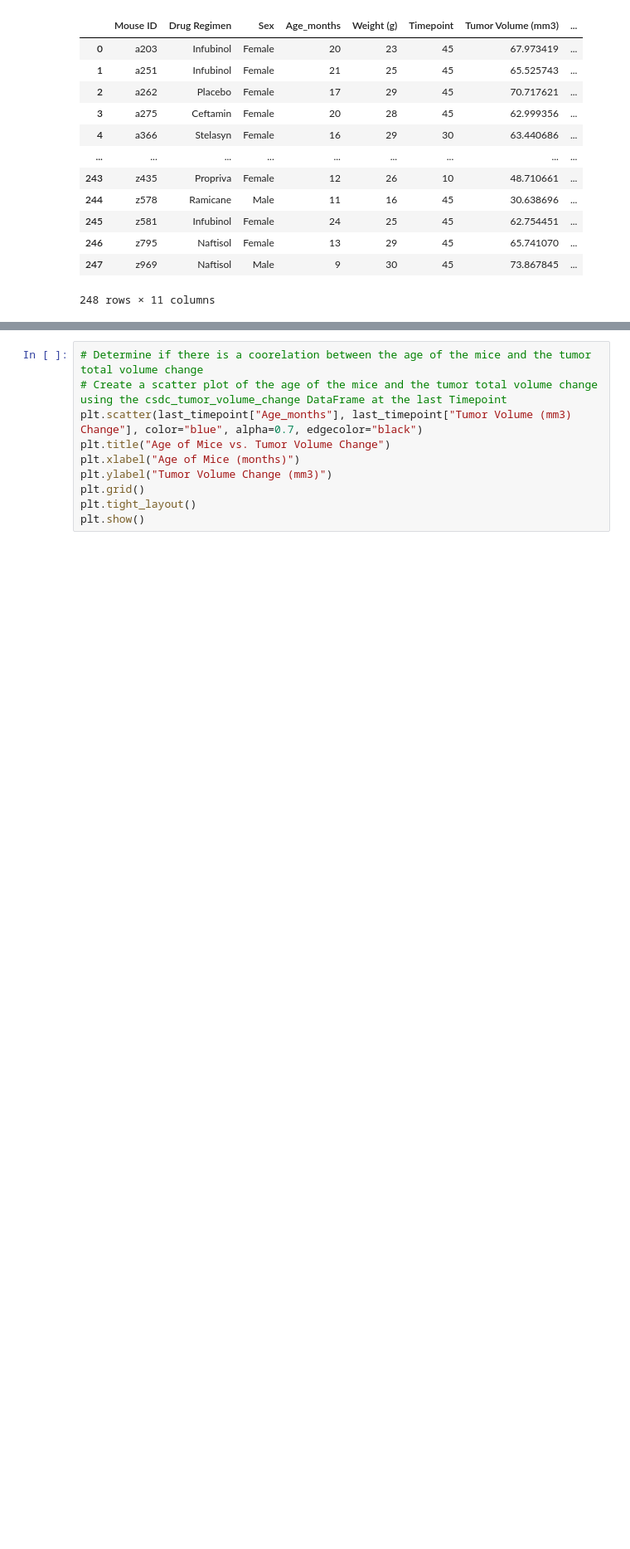
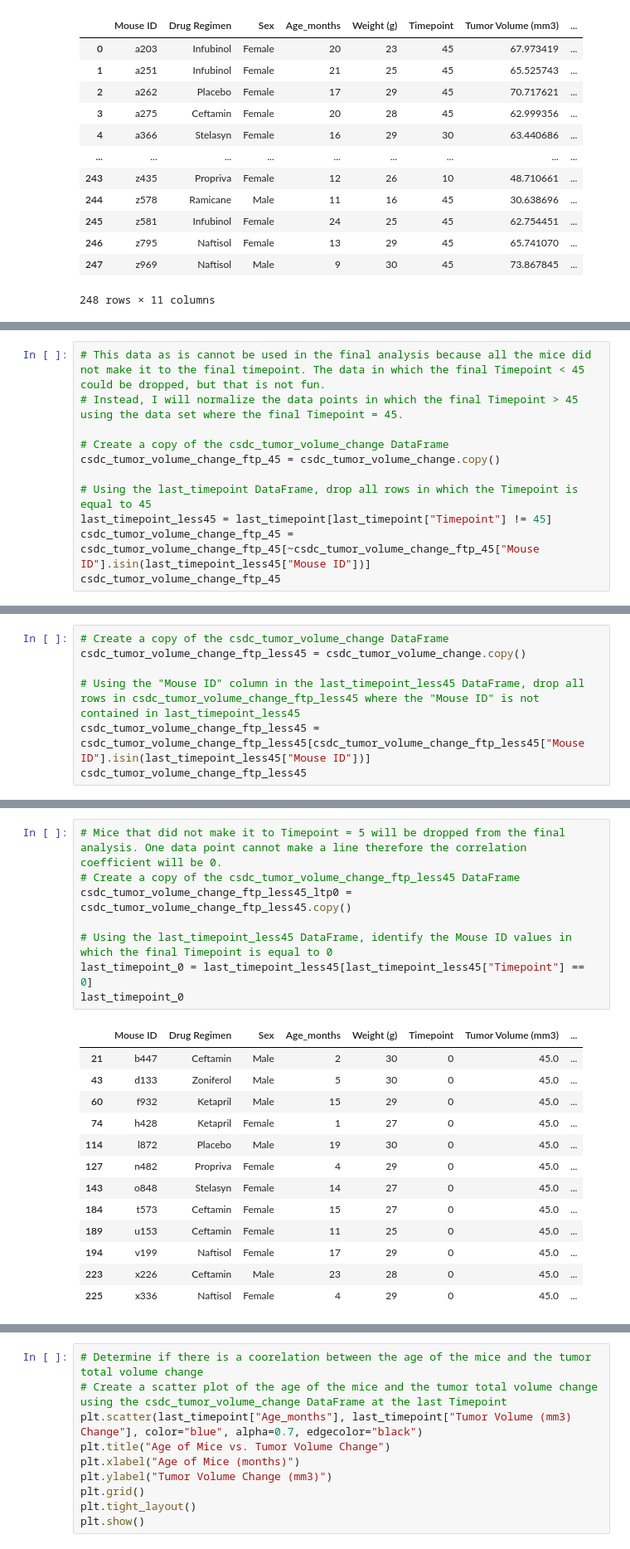
Before and after one commit to Jon-Pierson/pymaceuticals_capomulin_study, a Jupyter notebook: capomulin_data_analysis.ipynb, the cells around one changed output, grey strips where cells are left out. Shown at 83% size. Cells and saved outputs as stored; diff of their text form; blank space fills up the shorter version.

```diff
--- a/capomulin_data_analysis.ipynb
+++ b/capomulin_data_analysis.ipynb
@@ -268,0 +292,11 @@ last_timepoint
+# %%
+# This data as is cannot be used in the final analysis because all the mice did not make it to the final timepoint. The data in which the final Timepoint < 45 could be dropped, but that is not fun.
+# Instead, I will normalize the data points in which the final Timepoint > 45 using the data set where the final Timepoint = 45.
+
+# Create a copy of the csdc_tumor_volume_change DataFrame
+csdc_tumor_volume_change_ftp_45 = csdc_tumor_volume_change.copy()
+
+# Using the last_timepoint DataFrame, drop all rows in which the Timepoint is equal to 45
+last_timepoint_less45 = last_timepoint[last_timepoint["Timepoint"] != 45]
+csdc_tumor_volume_change_ftp_45 = csdc_tumor_volume_change_ftp_45[~csdc_tumor_volume_change_ftp_45["Mouse ID"].isin(last_timepoint_less45["Mouse ID"])]
+csdc_tumor_volume_change_ftp_45
@@ -268,0 +402,7 @@ last_timepoint
+# %%
+# Create a copy of the csdc_tumor_volume_change DataFrame
+csdc_tumor_volume_change_ftp_less45 = csdc_tumor_volume_change.copy()
+
+# Using the "Mouse ID" column in the last_timepoint_less45 DataFrame, drop all rows in csdc_tumor_volume_change_ftp_less45 where the "Mouse ID" is not contained in last_timepoint_less45
+csdc_tumor_volume_change_ftp_less45 = csdc_tumor_volume_change_ftp_less45[csdc_tumor_volume_change_ftp_less45["Mouse ID"].isin(last_timepoint_less45["Mouse ID"])]
+csdc_tumor_volume_change_ftp_less45
@@ -268,0 +431,22 @@ last_timepoint
+# %%
+# Mice that did not make it to Timepoint = 5 will be dropped from the final analysis. One data point cannot make a line therefore the correlation coefficient will be 0.
+# Create a copy of the csdc_tumor_volume_change_ftp_less45 DataFrame
+csdc_tumor_volume_change_ftp_less45_ltp0 = csdc_tumor_volume_change_ftp_less45.copy()
+
+# Using the last_timepoint_less45 DataFrame, identify the Mouse ID values in which the final Timepoint is equal to 0
+last_timepoint_0 = last_timepoint_less45[last_timepoint_less45["Timepoint"] == 0]
+last_timepoint_0
+# %% [output]
+|  | Mouse ID | Drug Regimen | Sex | Age_months | Weight (g) | Timepoint | Tumor Volume (mm3) | ... |
+| 21 | b447 | Ceftamin | Male | 2 | 30 | 0 | 45.0 | ... |
+| 43 | d133 | Zoniferol | Male | 5 | 30 | 0 | 45.0 | ... |
+| 60 | f932 | Ketapril | Male | 15 | 29 | 0 | 45.0 | ... |
+| 74 | h428 | Ketapril | Female | 1 | 27 | 0 | 45.0 | ... |
+| 114 | l872 | Placebo | Male | 19 | 30 | 0 | 45.0 | ... |
+| 127 | n482 | Propriva | Female | 4 | 29 | 0 | 45.0 | ... |
+| 143 | o848 | Stelasyn | Female | 14 | 27 | 0 | 45.0 | ... |
+| 184 | t573 | Ceftamin | Female | 15 | 27 | 0 | 45.0 | ... |
+| 189 | u153 | Ceftamin | Female | 11 | 25 | 0 | 45.0 | ... |
+| 194 | v199 | Naftisol | Female | 17 | 29 | 0 | 45.0 | ... |
+| 223 | x226 | Ceftamin | Male | 23 | 28 | 0 | 45.0 | ... |
+| 225 | x336 | Naftisol | Female | 4 | 29 | 0 | 45.0 | ... |
```
Also changed, not shown: parts of 23 cells of this notebook.
